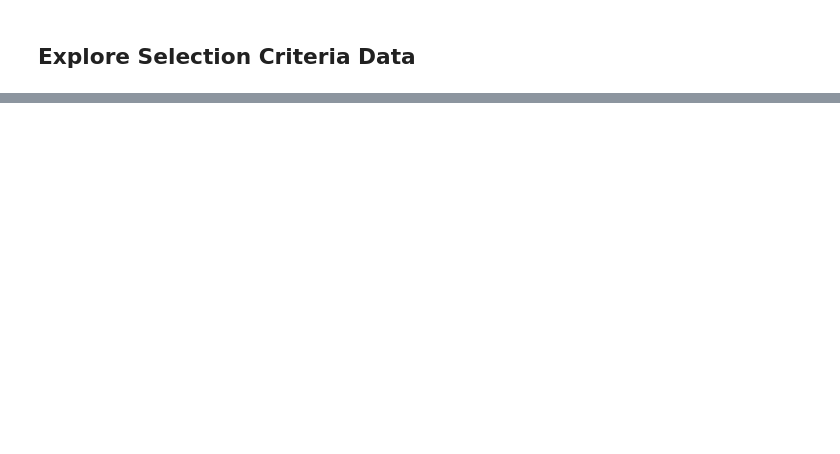
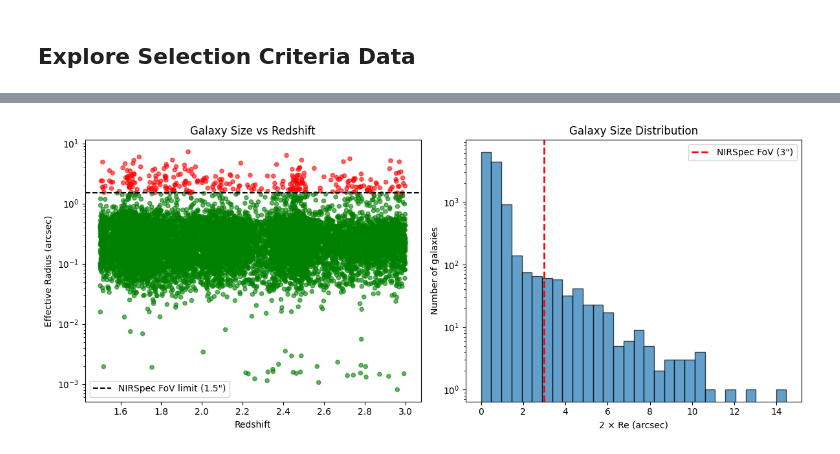
Before and after one commit to jkbarrerab/Pairs_JWST, a Jupyter notebook: notebooks/01_data_exploration.ipynb, the cells around one changed output, grey strips where cells are left out. Saved outputs shown, nothing was run; the diff lists cells and outputs as text; code cells hidden in the pictures; blank space fills up the shorter version.

```diff
--- a/notebooks/01_data_exploration.ipynb
+++ b/notebooks/01_data_exploration.ipynb
@@ -16,6 +16,7 @@ sys.path.append('../scripts')
 ## Load Data
 # %%
 # Load selection criteria data
-selection_data = pd.read_csv('../data/raw/selection_criteria_data.csv')
+selection_data = pd.read_csv('../data/raw/pres_selection_data.csv')
 print(f"Selection data shape: {selection_data.shape}")
+print(f"Total galaxies: {len(selection_data):,}")
 selection_data.head()
@@ -35,0 +132,82 @@ selection_data.describe()
+# %%
+# Analyze NIRSpec IFU field of view constraint
+from astropy.cosmology import FlatLambdaCDM
+from astropy import units as u
+
+# Define cosmology (Planck 2018)
+cosmo = FlatLambdaCDM(H0=67.4, Om0=0.315)
+
+# NIRSpec IFU specifications
+nirspec_fov_arcsec = 3.0  # 3x3 arcsec field of view
+
+print("=== NIRSpec IFU FIELD OF VIEW CONSTRAINT ===\n")
+
+# Calculate angular size constraint for different redshifts
+def check_fov_constraint(z, re_kpc, n_re=2):
+    """Check if n_re effective radii fit within NIRSpec FoV"""
+    # Convert effective radius from kpc to arcsec at redshift z
+    angular_diameter_distance = cosmo.angular_diameter_distance(z).to(u.kpc).value
+    re_arcsec = (re_kpc / angular_diameter_distance) * 206265  # conversion to arcsec
+
+    # Check if 2*Re fits within 3 arcsec FoV
+    diameter_needed = n_re * re_arcsec
+    return diameter_needed <= nirspec_fov_arcsec, diameter_needed, re_arcsec
+
+# Apply FoV constraint to valid galaxies
+if len(valid_size) > 0:
+    fov_results = []
+    for idx, galaxy in valid_size.iterrows():
+        fits_fov, diameter_needed, re_arcsec = check_fov_constraint(galaxy['z'], galaxy['Re_kpc'])
+        fov_results.append({
+            'id': galaxy['id'],
+            'z': galaxy['z'],
+            'Re_kpc': galaxy['Re_kpc'],
+            'Re_arcsec': re_arcsec,
+            'diameter_needed': diameter_needed,
+            'fits_fov': fits_fov
+        })
+
+    fov_df = pd.DataFrame(fov_results)
+
+    # Summary statistics
+    n_fits_fov = fov_df['fits_fov'].sum()
+    print(f"Galaxies fitting NIRSpec FoV (2Re ≤ 3''): {n_fits_fov} / {len(fov_df)} ({n_fits_fov/len(fov_df)*100:.1f}%)")
+
+    # Show size distribution
+    fig, (ax1, ax2) = plt.subplots(1, 2, figsize=(12, 5))
+
+    # Effective radius in arcsec vs redshift
+    colors = ['green' if fits else 'red' for fits in fov_df['fits_fov']]
+    ax1.scatter(fov_df['z'], fov_df['Re_arcsec'], c=colors, alpha=0.6, s=20)
+    ax1.axhline(y=1.5, color='black', linestyle='--', label='NIRSpec FoV limit (1.5")')
+    ax1.set_xlabel('Redshift')
+    ax1.set_ylabel('Effective Radius (arcsec)')
+    ax1.set_title('Galaxy Size vs Redshift')
+    ax1.legend()
+    ax1.set_yscale('log')
+
+    # Histogram of 2Re sizes
+    ax2.hist(fov_df['diameter_needed'], bins=30, alpha=0.7, edgecolor='black')
+    ax2.axvline(x=nirspec_fov_arcsec, color='red', linestyle='--', linewidth=2, label='NIRSpec FoV (3")')
+    ax2.set_xlabel('2 × Re (arcsec)')
+    ax2.set_ylabel('Number of galaxies')
+    ax2.set_title('Galaxy Size Distribution')
+    ax2.legend()
+    ax2.set_yscale('log')
+
+    plt.tight_layout()
+    plt.show()
+
+    # Final sample after all constraints
+    final_sample = fov_df[fov_df['fits_fov']]
+    print(f"\n=== FINAL SAMPLE FOR PAIR SELECTION ===")
+    print(f"Galaxies passing all criteria: {len(final_sample)}")
+    print(f"Target pairs needed: 10 (20 galaxies)")
+    print(f"Target control needed: 10 galaxies")
+    print(f"Total target: 30 galaxies")
+
+    if len(final_sample) >= 30:
+        print(f"✓ Sufficient galaxies available ({len(final_sample)} ≥ 30)")
+    else:
+        print(f"⚠ May need to relax constraints ({len(final_sample)} < 30)")
+# %% [output]
@@ -35,0 +217 @@ selection_data.describe()
+[figure, added]
```
Also changed, not shown: parts of 11 cells of this notebook, 2 other files.
